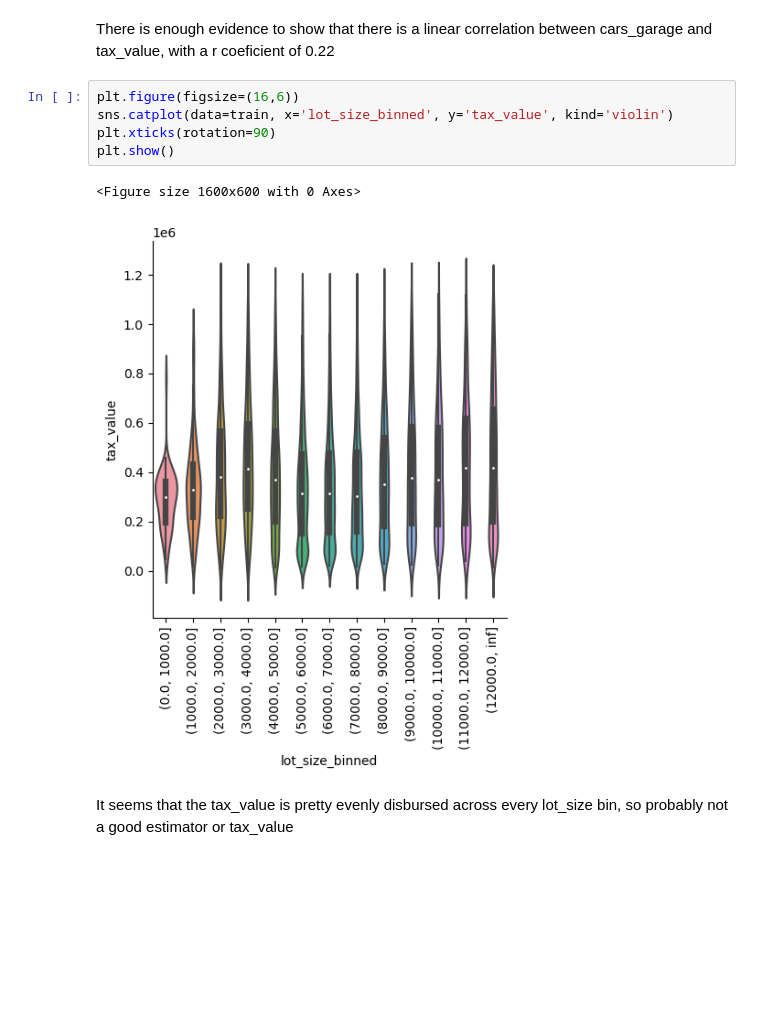
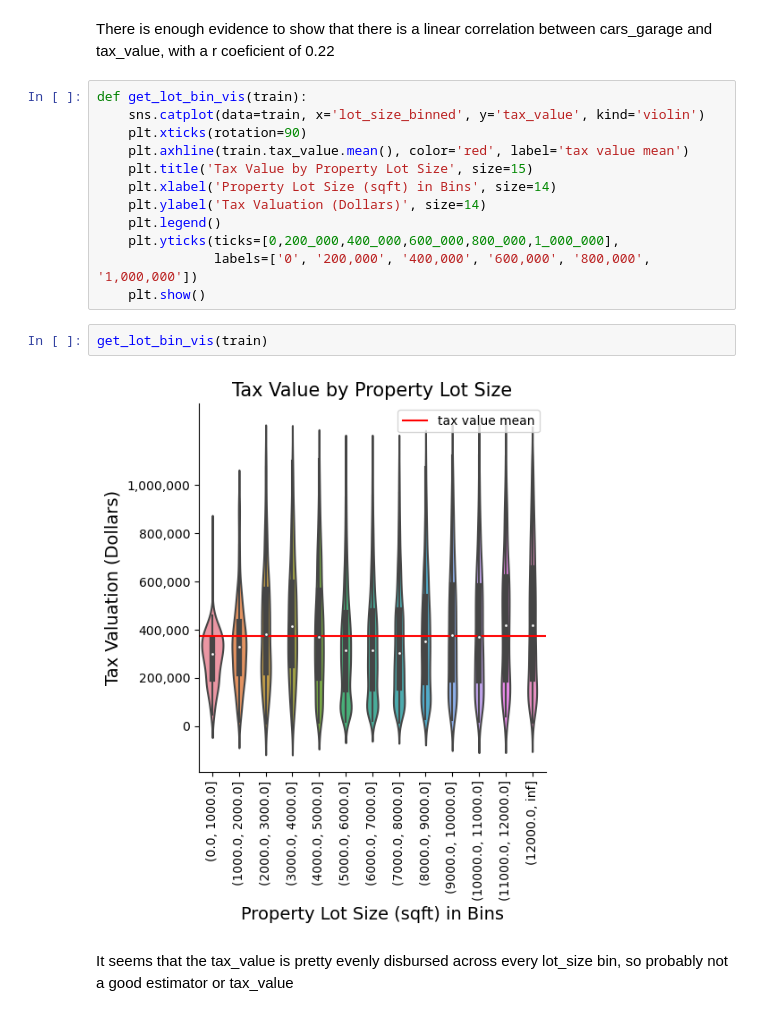
Before and after one commit to Adam-Harris87/regression-project, a Jupyter notebook: explore.ipynb, the cells around one changed output. Drawn from its saved outputs; the diff is of its cells as text; blank space fills up the shorter version.

```diff
--- a/explore.ipynb
+++ b/explore.ipynb
@@ -124,13 +124,21 @@ the r coeficient is 0.24177353734407273
 # %% [markdown]
 There is enough evidence to show that there is a linear correlation between cars_garage and tax_value, with a r coeficient of 0.22
 # %%
-plt.figure(figsize=(16,6))
-sns.catplot(data=train, x='lot_size_binned', y='tax_value', kind='violin')
-plt.xticks(rotation=90)
-plt.show()
+def get_lot_bin_vis(train):
+    sns.catplot(data=train, x='lot_size_binned', y='tax_value', kind='violin')
+    plt.xticks(rotation=90)
+    plt.axhline(train.tax_value.mean(), color='red', label='tax value mean')
+    plt.title('Tax Value by Property Lot Size', size=15)
+    plt.xlabel('Property Lot Size (sqft) in Bins', size=14)
+    plt.ylabel('Tax Valuation (Dollars)', size=14)
+    plt.legend()
+    plt.yticks(ticks=[0,200_000,400_000,600_000,800_000,1_000_000],
+               labels=['0', '200,000', '400,000', '600,000', '800,000', '1,000,000'])
+    plt.show()
-# %% [output]
-<Figure size 1600x600 with 0 Axes>
-[figure, removed]
+# %%
+get_lot_bin_vis(train)
+# %% [output]
+[figure, added]
 # %% [markdown]
 It seems that the tax_value is pretty evenly disbursed across every lot_size bin, so probably not a good estimator or tax_value
 # %%
```
Also changed, not shown: parts of 3 cells of this notebook, 2 other files.
